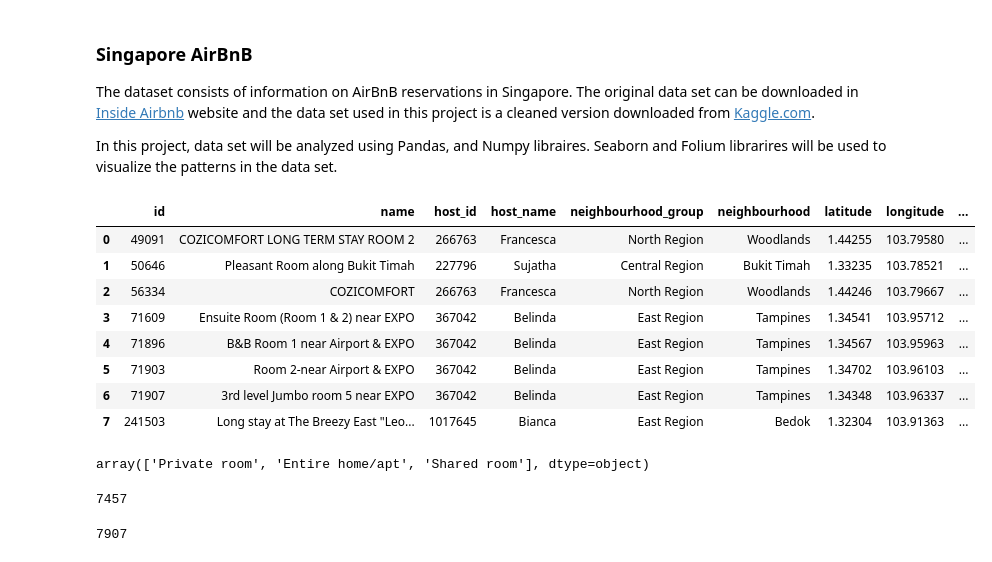
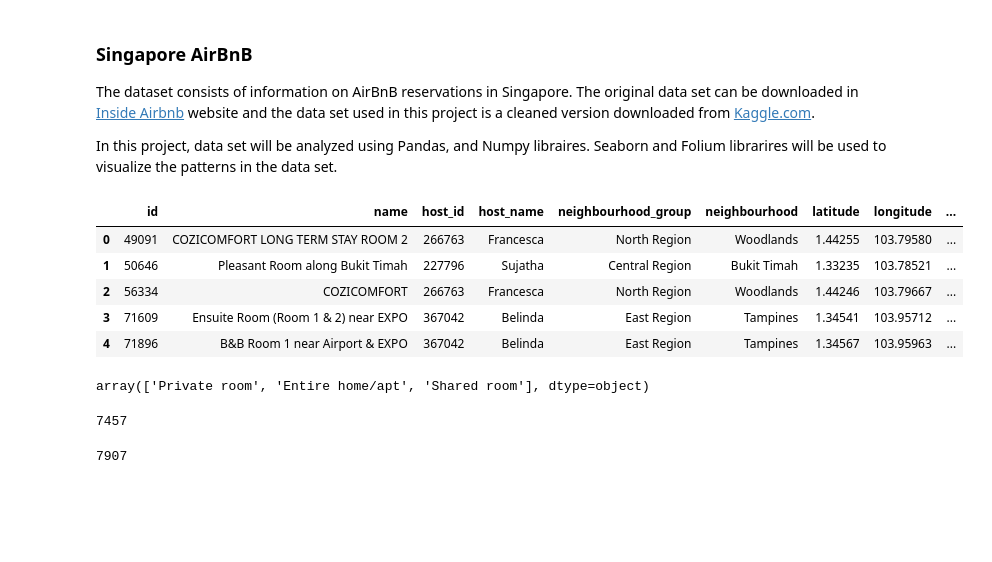
Before and after one commit to tharina11/Machine-Learning-Projects, a Jupyter notebook: 3. Singapore Airbnb data Exploratory Data Analysis/AirBnB_EDA.ipynb, the cells around one changed output. Drawn from its saved outputs; the diff is of its cells as text; code cells hidden in the pictures; blank space fills up the shorter version.

```diff
--- a/3. Singapore Airbnb data Exploratory Data Analysis/AirBnB_EDA.ipynb
+++ b/3. Singapore Airbnb data Exploratory Data Analysis/AirBnB_EDA.ipynb
@@ -18,23 +20,22 @@ from folium.plugins import HeatMap
 data = pd.read_csv('listings.csv')
 # %%
 # First five columns of the dataset
-data.head(8)
+data.head(5)
 # %% [output]
 |  | id | name | host_id | host_name | neighbourhood_group | neighbourhood | latitude | longitude | ... |
 | 0 | 49091 | COZICOMFORT LONG TERM STAY ROOM 2 | 266763 | Francesca | North Region | Woodlands | 1.44255 | 103.79580 | ... |
 | 1 | 50646 | Pleasant Room along Bukit Timah | 227796 | Sujatha | Central Region | Bukit Timah | 1.33235 | 103.78521 | ... |
 | 2 | 56334 | COZICOMFORT | 266763 | Francesca | North Region | Woodlands | 1.44246 | 103.79667 | ... |
 | 3 | 71609 | Ensuite Room (Room 1 & 2) near EXPO | 367042 | Belinda | East Region | Tampines | 1.34541 | 103.95712 | ... |
 | 4 | 71896 | B&B Room 1 near Airport & EXPO | 367042 | Belinda | East Region | Tampines | 1.34567 | 103.95963 | ... |
-| 5 | 71903 | Room 2-near Airport & EXPO | 367042 | Belinda | East Region | Tampines | 1.34702 | 103.96103 | ... |
-| 6 | 71907 | 3rd level Jumbo room 5 near EXPO | 367042 | Belinda | East Region | Tampines | 1.34348 | 103.96337 | ... |
-| 7 | 241503 | Long stay at The Breezy East "Leo... | 1017645 | Bianca | East Region | Bedok | 1.32304 | 103.91363 | ... |
-# %%
-data.room_type.unique()
-# %% [output]
-array(['Private room', 'Entire home/apt', 'Shared room'], dtype=object)
-# %%
-data.name.nunique()
-# %% [output]
-7457
+# %%
+# View unique room types
+data.room_type.unique()
+# %% [output]
+array(['Private room', 'Entire home/apt', 'Shared room'], dtype=object)
+# %%
+# Number of Unique facilities
+data.name.nunique()
+# %% [output]
+7457
 # %%
```
Also changed, not shown: parts of 29 cells of this notebook, 2 other files.
